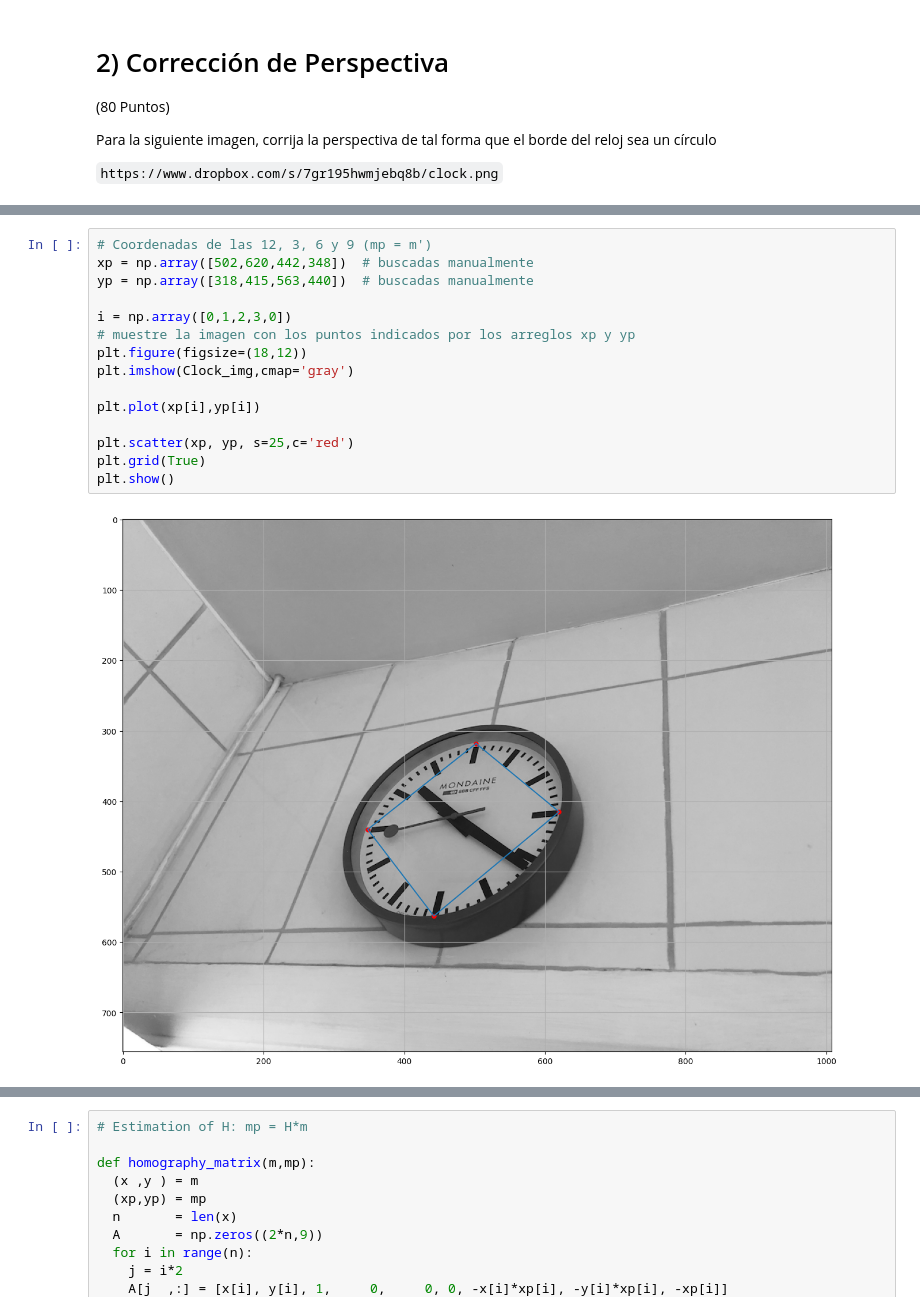
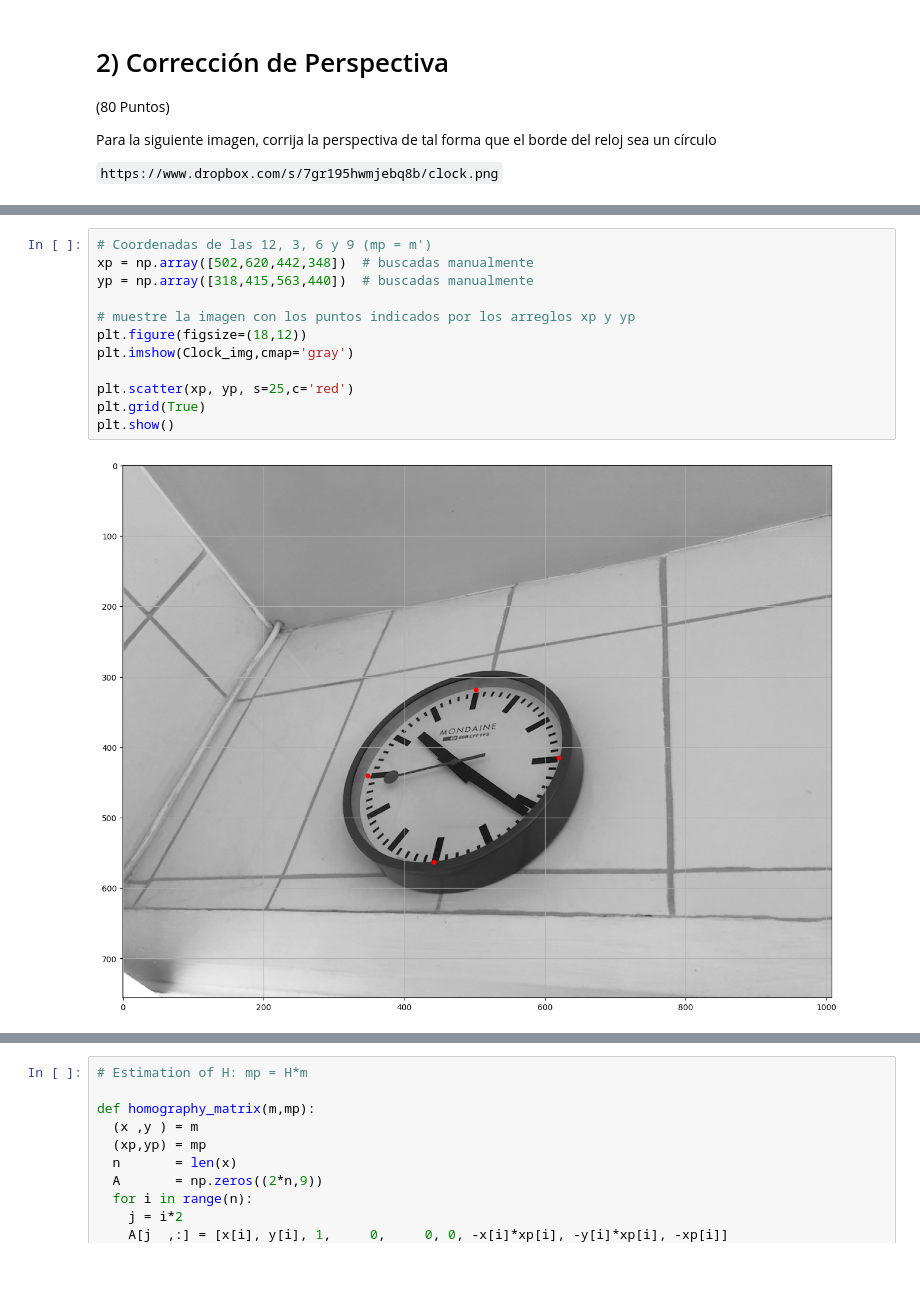
Before and after one commit to G2JL/Computer_Vision, a Jupyter notebook: A02_1902172.ipynb, the cells around one changed output, grey strips where cells are left out. Cells and saved outputs as stored; diff of their text form; blank space fills up the shorter version.

```diff
--- a/A02_1902172.ipynb
+++ b/A02_1902172.ipynb
@@ -82,20 +82,17 @@ size =  (756, 1008)
 # %%
 # Coordenadas de las 12, 3, 6 y 9 (mp = m')
 xp = np.array([502,620,442,348])  # buscadas manualmente
 yp = np.array([318,415,563,440])  # buscadas manualmente
 
-i = np.array([0,1,2,3,0])
 # muestre la imagen con los puntos indicados por los arreglos xp y yp
 plt.figure(figsize=(18,12))
 plt.imshow(Clock_img,cmap='gray')
 
-plt.plot(xp[i],yp[i])
-
 plt.scatter(xp, yp, s=25,c='red')
 plt.grid(True)
 plt.show()
 # %% [output]
-[figure, old version]
+[figure, new version]
 # %%
 # Coordenadas ideales del reloj, pertenecen a un circulo de radio r centrado en (q,q)
 q = 472
```
Also changed, not shown: parts of 4 cells of this notebook.
